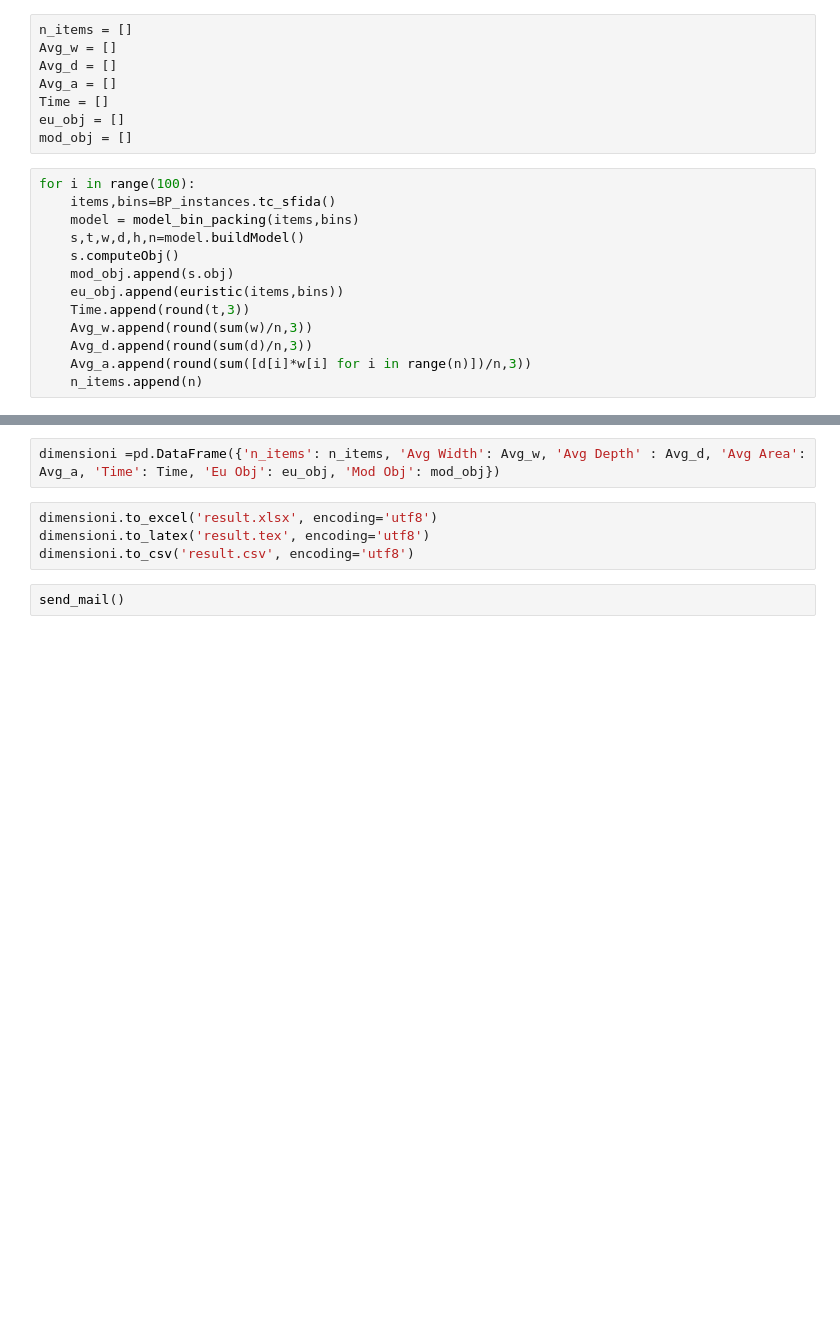
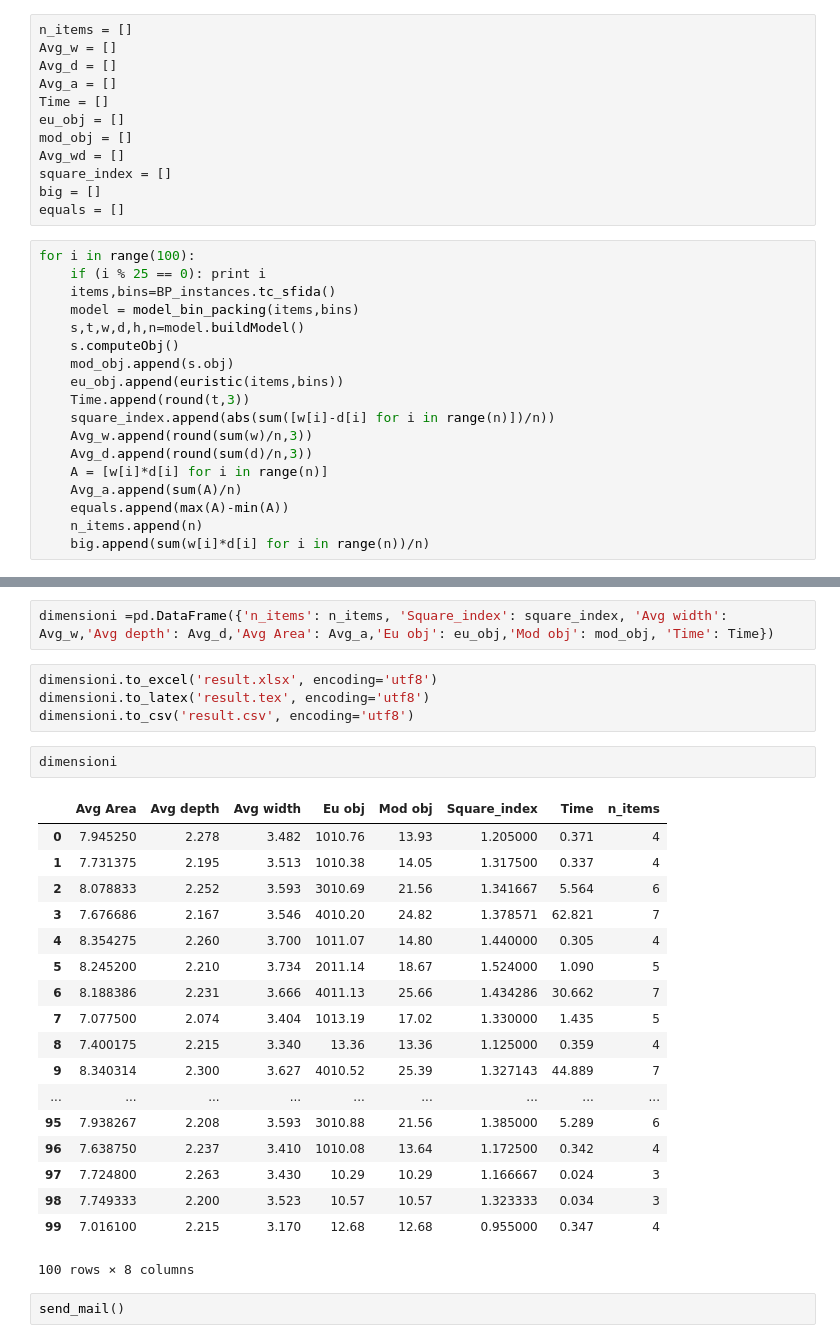
Before and after one commit to RossiDaniel/BinPackingModel, a Jupyter notebook: Or-Tools/model2DR/sfida.ipynb, the cells around one changed output, grey strips where cells are left out. Saved outputs shown, nothing was run; the diff lists cells and outputs as text; blank space fills up the shorter version.

```diff
--- a/Or-Tools/model2DR/sfida.ipynb
+++ b/Or-Tools/model2DR/sfida.ipynb
@@ -106,8 +106,13 @@ Avg_a = []
 Time = []
 eu_obj = []
 mod_obj = []
+Avg_wd = []
+square_index = []
+big = []
+equals = []
 # %%
 for i in range(100):
+    if (i % 25 == 0): print i
     items,bins=BP_instances.tc_sfida()
     model = model_bin_packing(items,bins)
     s,t,w,d,h,n=model.buildModel()
@@ -115,7 +120,11 @@ for i in range(100):
     mod_obj.append(s.obj)
     eu_obj.append(euristic(items,bins))
     Time.append(round(t,3))
+    square_index.append(abs(sum([w[i]-d[i] for i in range(n)])/n))
     Avg_w.append(round(sum(w)/n,3))
     Avg_d.append(round(sum(d)/n,3))
-    Avg_a.append(round(sum([d[i]*w[i] for i in range(n)])/n,3))
+    A = [w[i]*d[i] for i in range(n)]
+    Avg_a.append(sum(A)/n)
+    equals.append(max(A)-min(A))
     n_items.append(n)
+    big.append(sum(w[i]*d[i] for i in range(n))/n)
@@ -122,8 +136,29 @@ for i in range(100):
 # %%
-dimensioni =pd.DataFrame({'n_items': n_items, 'Avg Width': Avg_w, 'Avg Depth' : Avg_d, 'Avg Area': Avg_a, 'Time': Time, 'Eu Obj': eu_obj, 'Mod Obj': mod_obj})
+dimensioni =pd.DataFrame({'n_items': n_items, 'Square_index': square_index, 'Avg width': Avg_w,'Avg depth': Avg_d,'Avg Area': Avg_a,'Eu obj': eu_obj,'Mod obj': mod_obj, 'Time': Time})
 # %%
 dimensioni.to_excel('result.xlsx', encoding='utf8')
 dimensioni.to_latex('result.tex', encoding='utf8')
 dimensioni.to_csv('result.csv', encoding='utf8')
+# %%
+dimensioni
+# %% [output]
+|  | Avg Area | Avg depth | Avg width | Eu obj | Mod obj | Square_index | Time | n_items |
+| 0 | 7.945250 | 2.278 | 3.482 | 1010.76 | 13.93 | 1.205000 | 0.371 | 4 |
+| 1 | 7.731375 | 2.195 | 3.513 | 1010.38 | 14.05 | 1.317500 | 0.337 | 4 |
+| 2 | 8.078833 | 2.252 | 3.593 | 3010.69 | 21.56 | 1.341667 | 5.564 | 6 |
+| 3 | 7.676686 | 2.167 | 3.546 | 4010.20 | 24.82 | 1.378571 | 62.821 | 7 |
+| 4 | 8.354275 | 2.260 | 3.700 | 1011.07 | 14.80 | 1.440000 | 0.305 | 4 |
+| 5 | 8.245200 | 2.210 | 3.734 | 2011.14 | 18.67 | 1.524000 | 1.090 | 5 |
+| 6 | 8.188386 | 2.231 | 3.666 | 4011.13 | 25.66 | 1.434286 | 30.662 | 7 |
+| 7 | 7.077500 | 2.074 | 3.404 | 1013.19 | 17.02 | 1.330000 | 1.435 | 5 |
+| 8 | 7.400175 | 2.215 | 3.340 | 13.36 | 13.36 | 1.125000 | 0.359 | 4 |
+| 9 | 8.340314 | 2.300 | 3.627 | 4010.52 | 25.39 | 1.327143 | 44.889 | 7 |
+| ... | ... | ... | ... | ... | ... | ... | ... | ... |
+| 95 | 7.938267 | 2.208 | 3.593 | 3010.88 | 21.56 | 1.385000 | 5.289 | 6 |
+| 96 | 7.638750 | 2.237 | 3.410 | 1010.08 | 13.64 | 1.172500 | 0.342 | 4 |
+| 97 | 7.724800 | 2.263 | 3.430 | 10.29 | 10.29 | 1.166667 | 0.024 | 3 |
+| 98 | 7.749333 | 2.200 | 3.523 | 10.57 | 10.57 | 1.323333 | 0.034 | 3 |
+| 99 | 7.016100 | 2.215 | 3.170 | 12.68 | 12.68 | 0.955000 | 0.347 | 4 |
+100 rows × 8 columns
 # %%
 send_mail()
```
Also changed, not shown: parts of 1 cell of this notebook, 2 other files.
